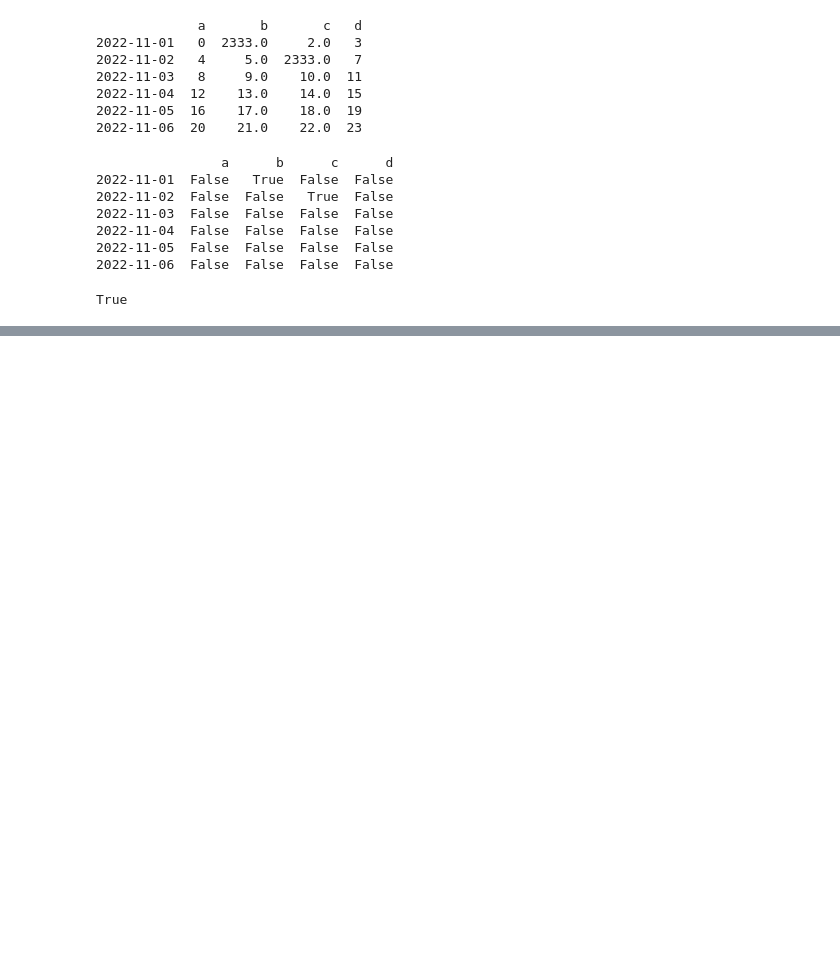
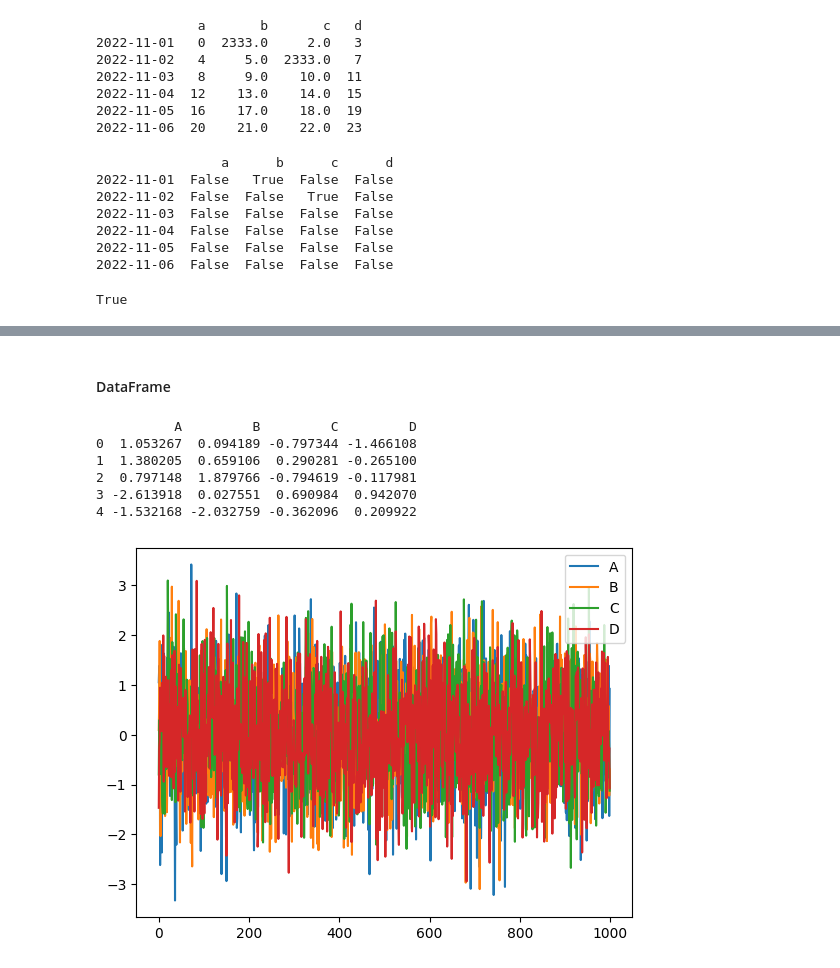
Before and after one commit to IS-JJ/Numpy-Pandas, a Jupyter notebook: pandas_foundation.ipynb, the cells around one changed output, grey strips where cells are left out. Cells and saved outputs as stored; diff of their text form; code cells hidden in the pictures; blank space fills up the shorter version.

```diff
--- a/pandas_foundation.ipynb
+++ b/pandas_foundation.ipynb
@@ -227,0 +277,17 @@ True
+# %% [markdown]
+#### DataFrame
+# %%
+data = pd.DataFrame(np.random.randn(1000,4),index=np.arange(1000),columns=list("ABCD"))
+print(data.head())
+
+data.cumsum()
+data.plot()
+plt.show()
+# %% [output]
+          A         B         C         D
+0  1.053267  0.094189 -0.797344 -1.466108
+1  1.380205  0.659106  0.290281 -0.265100
+2  0.797148  1.879766 -0.794619 -0.117981
+3 -2.613918  0.027551  0.690984  0.942070
+4 -1.532168 -2.032759 -0.362096  0.209922
+[figure, added]
```
Also changed, not shown: parts of 17 cells of this notebook.
